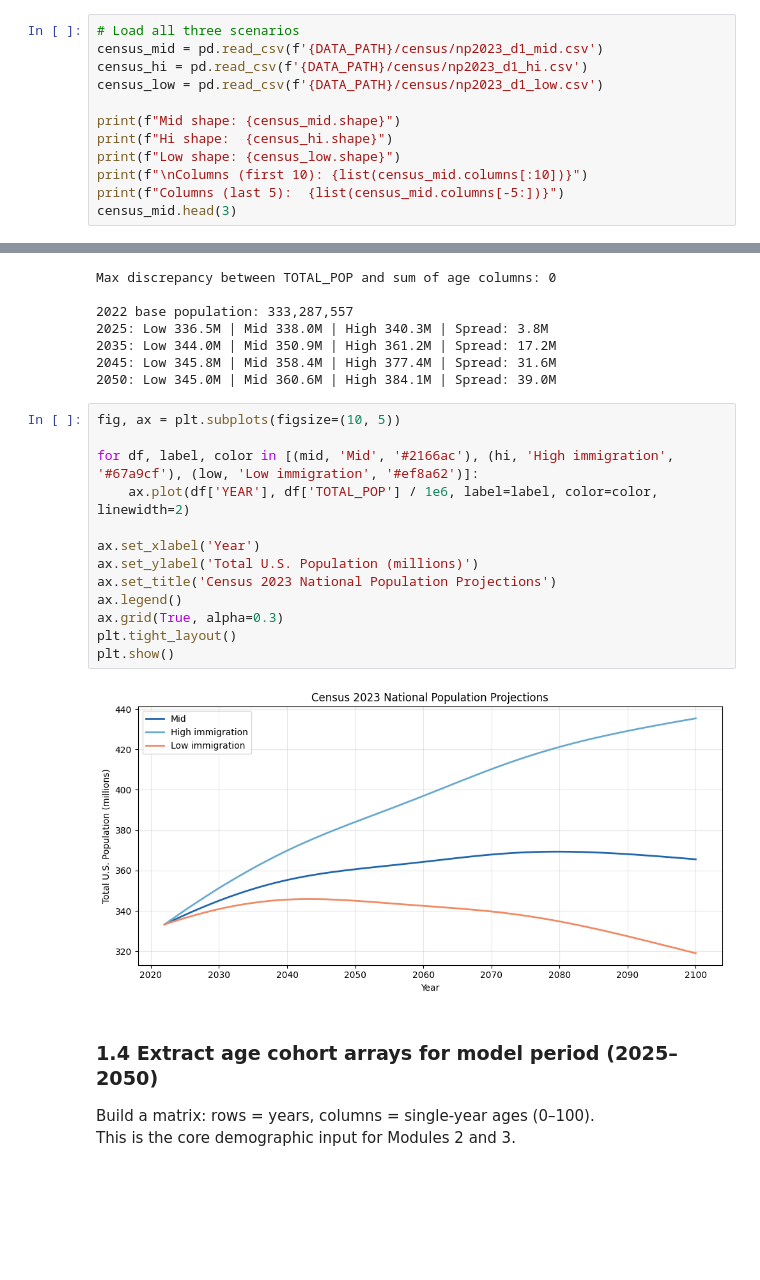
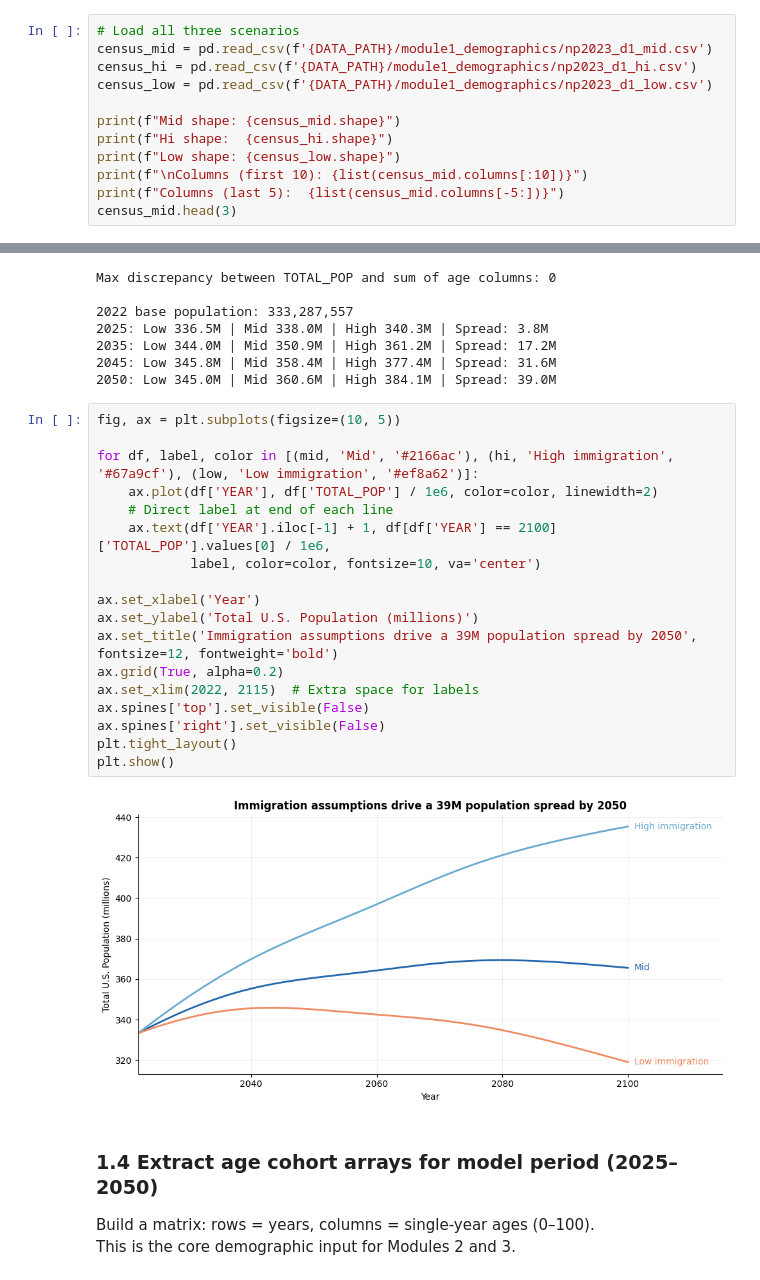
Before and after one commit to Aipinas/capstone-demographic-flows, a Jupyter notebook: notebooks/01_data_exploration.ipynb, the cells around one changed output, grey strips where cells are left out. Saved outputs shown, nothing was run; the diff lists cells and outputs as text; blank space fills up the shorter version.

```diff
--- a/notebooks/01_data_exploration.ipynb
+++ b/notebooks/01_data_exploration.ipynb
@@ -34,9 +34,9 @@ We filter to SEX=0 (both), ORIGIN=0 (total), RACE=0 (all races) to get total U.S
 ### 1.1 Load and inspect raw data
 # %%
 # Load all three scenarios
-census_mid = pd.read_csv(f'{DATA_PATH}/census/np2023_d1_mid.csv')
-census_hi = pd.read_csv(f'{DATA_PATH}/census/np2023_d1_hi.csv')
-census_low = pd.read_csv(f'{DATA_PATH}/census/np2023_d1_low.csv')
+census_mid = pd.read_csv(f'{DATA_PATH}/module1_demographics/np2023_d1_mid.csv')
+census_hi = pd.read_csv(f'{DATA_PATH}/module1_demographics/np2023_d1_hi.csv')
+census_low = pd.read_csv(f'{DATA_PATH}/module1_demographics/np2023_d1_low.csv')
 
 print(f"Mid shape: {census_mid.shape}")
 print(f"Hi shape:  {census_hi.shape}")
@@ -104,18 +104,23 @@ Max discrepancy between TOTAL_POP and sum of age columns: 0
 # %%
 fig, ax = plt.subplots(figsize=(10, 5))
 
 for df, label, color in [(mid, 'Mid', '#2166ac'), (hi, 'High immigration', '#67a9cf'), (low, 'Low immigration', '#ef8a62')]:
-    ax.plot(df['YEAR'], df['TOTAL_POP'] / 1e6, label=label, color=color, linewidth=2)
+    ax.plot(df['YEAR'], df['TOTAL_POP'] / 1e6, color=color, linewidth=2)
+    # Direct label at end of each line
+    ax.text(df['YEAR'].iloc[-1] + 1, df[df['YEAR'] == 2100]['TOTAL_POP'].values[0] / 1e6,
+            label, color=color, fontsize=10, va='center')
 
 ax.set_xlabel('Year')
 ax.set_ylabel('Total U.S. Population (millions)')
-ax.set_title('Census 2023 National Population Projections')
-ax.legend()
-ax.grid(True, alpha=0.3)
+ax.set_title('Immigration assumptions drive a 39M population spread by 2050', fontsize=12, fontweight='bold')
+ax.grid(True, alpha=0.2)
+ax.set_xlim(2022, 2115)  # Extra space for labels
+ax.spines['top'].set_visible(False)
+ax.spines['right'].set_visible(False)
 plt.tight_layout()
 plt.show()
 # %% [output]
-[figure, old version]
+[figure, new version]
 # %% [markdown]
 ### 1.4 Extract age cohort arrays for model period (2025–2050)
 Build a matrix: rows = years, columns = single-year ages (0–100).
```
Also changed, not shown: parts of 13 cells of this notebook, 6 other files.
